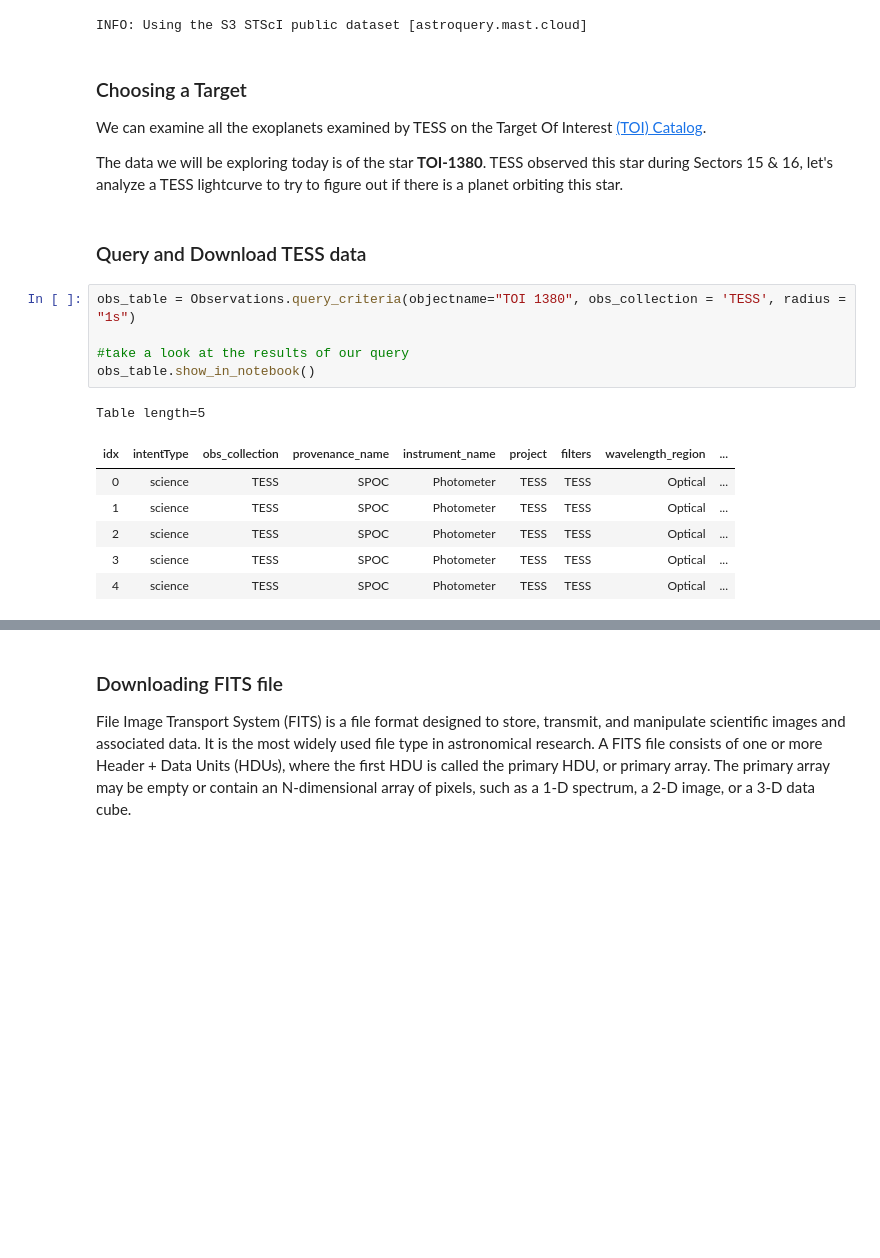
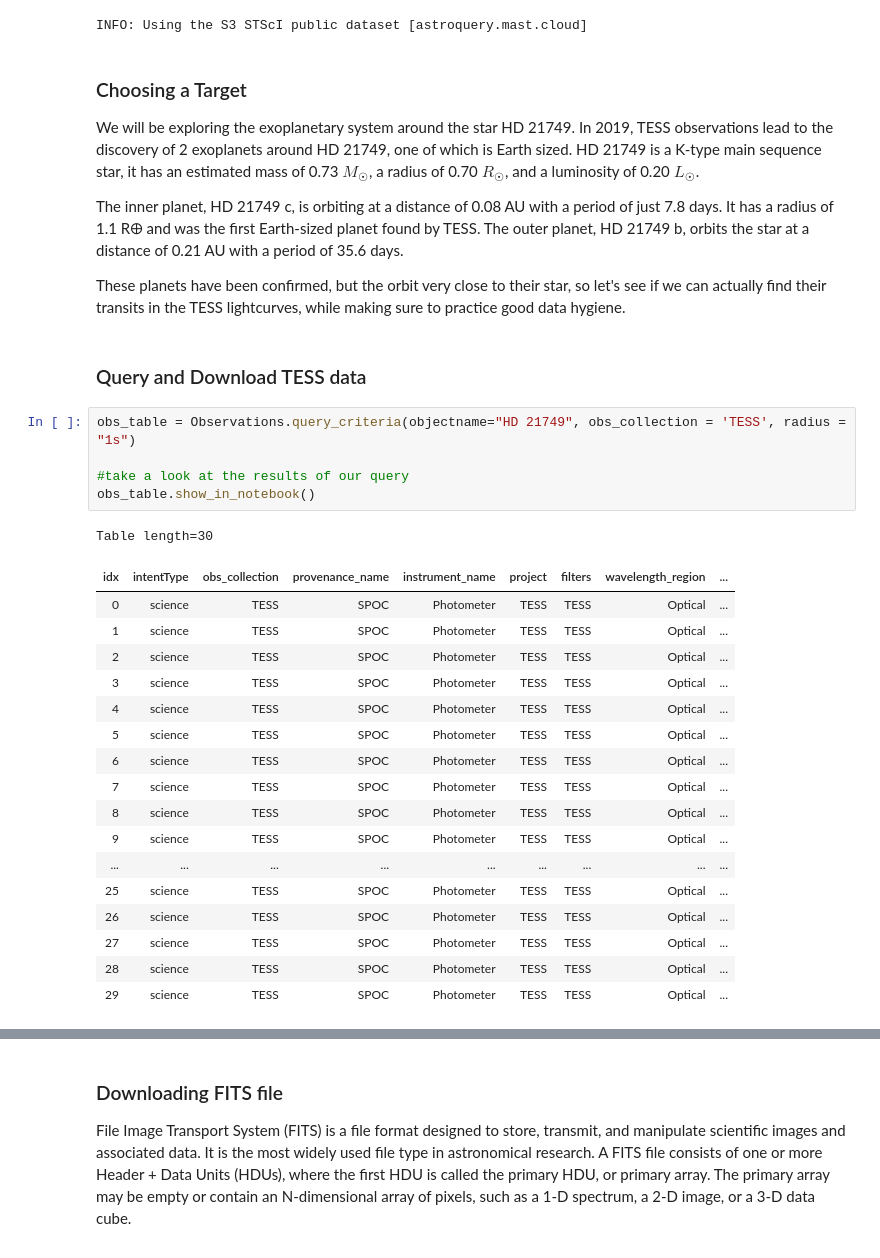
Before and after one commit to spacetelescope/project-tikebook, a Jupyter notebook: notebooks/02-quality-flags/TIKEBook_Lesson2.ipynb, the cells around one changed output, grey strips where cells are left out. Saved outputs shown, nothing was run; the diff lists cells and outputs as text; blank space fills up the shorter version.

```diff
--- a/notebooks/02-quality-flags/TIKEBook_Lesson2.ipynb
+++ b/notebooks/02-quality-flags/TIKEBook_Lesson2.ipynb
@@ -45,21 +54,39 @@ Observations.enable_cloud_dataset()
 INFO: Using the S3 STScI public dataset [astroquery.mast.cloud]
 # %% [markdown]
 ### Choosing a Target
-We can examine all the exoplanets examined by TESS on the Target Of Interest [(TOI) Catalog](https://tev.mit.edu/data/collection/193/).
 
-The data we will be exploring today is of the star **TOI-1380**. TESS observed this star during Sectors 15 & 16, let's analyze a TESS lightcurve to try to figure out if there is a planet orbiting this star.
+We will be exploring the exoplanetary system around the star HD 21749. In 2019, TESS observations lead to the discovery of 2 exoplanets around HD 21749, one of which is Earth sized. HD 21749 is a K-type main sequence star, it has an estimated mass of 0.73 $M_☉$, a radius of 0.70 $R_☉$, and a luminosity of 0.20 $L_☉$.
+
+The inner planet, HD 21749 c, is orbiting at a distance of 0.08 AU with a period of just 7.8 days. It has a radius of 1.1 R🜨 and was the first Earth-sized planet found by TESS. The outer planet, HD 21749 b, orbits the star at a distance of 0.21 AU with a period of 35.6 days.
+
+These planets have been confirmed, but the orbit very close to their star, so let's see if we can actually find their transits in the TESS lightcurves, while making sure to practice good data hygiene.
+
+<!-- We can examine all the exoplanets examined by TESS on the Target Of Interest [(TOI) Catalog](https://tev.mit.edu/data/collection/193/).
+
+The data we will be exploring today is of the star **TOI-1380**. TESS observed this star during Sectors 15 & 16, let's analyze a TESS lightcurve to try to figure out if there is a planet orbiting this star.  -->
 # %% [markdown]
 ### Query and Download TESS data
 # %%
-obs_table = Observations.query_criteria(objectname="TOI 1380", obs_collection = 'TESS', radius = "1s")
+obs_table = Observations.query_criteria(objectname="HD 21749", obs_collection = 'TESS', radius = "1s")
 
 #take a look at the results of our query
 obs_table.show_in_notebook()
 # %% [output]
-Table length=5
+Table length=30
 | idx | intentType | obs_collection | provenance_name | instrument_name | project | filters | wavelength_region | ... |
 | 0 | science | TESS | SPOC | Photometer | TESS | TESS | Optical | ... |
 | 1 | science | TESS | SPOC | Photometer | TESS | TESS | Optical | ... |
 | 2 | science | TESS | SPOC | Photometer | TESS | TESS | Optical | ... |
 | 3 | science | TESS | SPOC | Photometer | TESS | TESS | Optical | ... |
 | 4 | science | TESS | SPOC | Photometer | TESS | TESS | Optical | ... |
+| 5 | science | TESS | SPOC | Photometer | TESS | TESS | Optical | ... |
+| 6 | science | TESS | SPOC | Photometer | TESS | TESS | Optical | ... |
+| 7 | science | TESS | SPOC | Photometer | TESS | TESS | Optical | ... |
+| 8 | science | TESS | SPOC | Photometer | TESS | TESS | Optical | ... |
+| 9 | science | TESS | SPOC | Photometer | TESS | TESS | Optical | ... |
+| ... | ... | ... | ... | ... | ... | ... | ... | ... |
+| 25 | science | TESS | SPOC | Photometer | TESS | TESS | Optical | ... |
+| 26 | science | TESS | SPOC | Photometer | TESS | TESS | Optical | ... |
+| 27 | science | TESS | SPOC | Photometer | TESS | TESS | Optical | ... |
+| 28 | science | TESS | SPOC | Photometer | TESS | TESS | Optical | ... |
+| 29 | science | TESS | SPOC | Photometer | TESS | TESS | Optical | ... |
```
Also changed, not shown: parts of 31 cells of this notebook.
